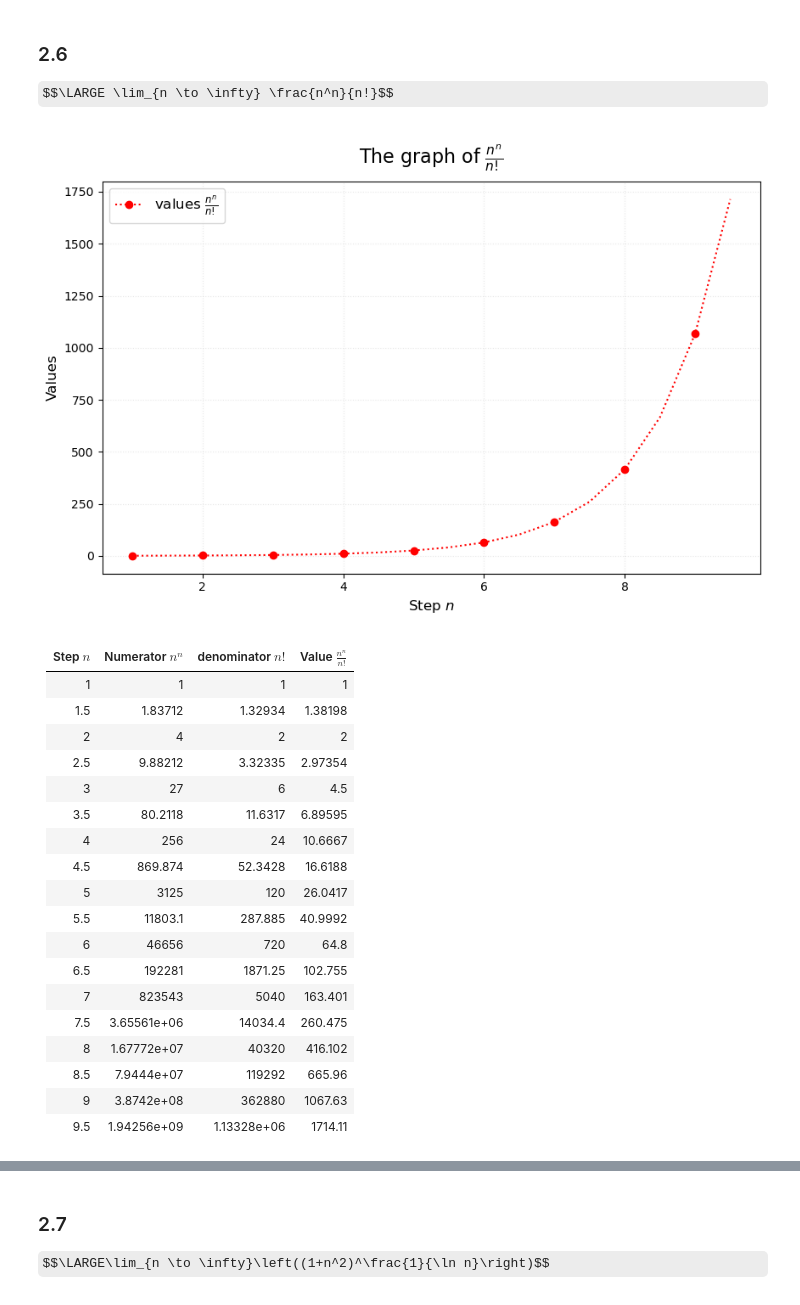
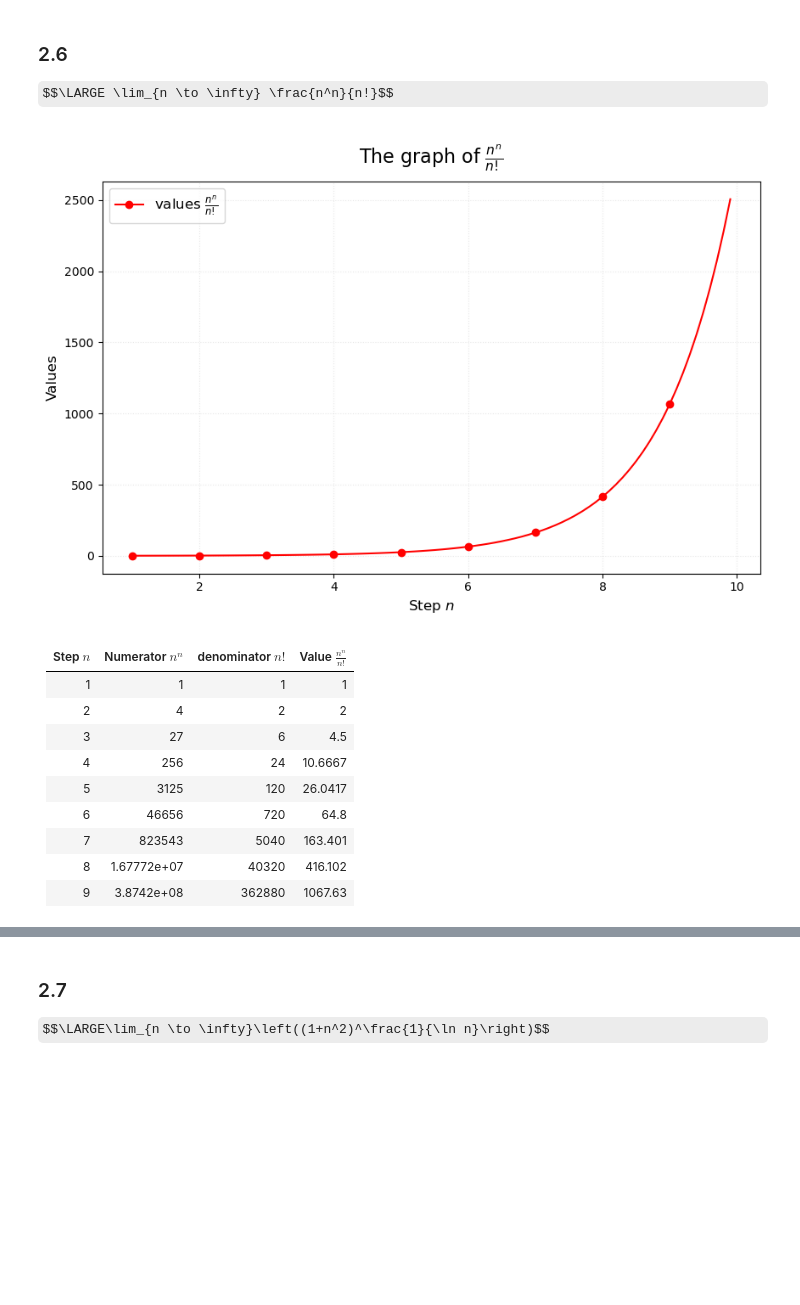
Before and after one commit to KacperCedro/study-notes, a Jupyter notebook: math/Mary-L-Boas/ch01-inifnite-series-power-series/exercises.ipynb, the cells around one changed output, grey strips where cells are left out. Saved outputs shown, nothing was run; the diff lists cells and outputs as text; code cells hidden in the pictures; some formulas as TeX source; blank space fills up the shorter version.

```diff
--- a/math/Mary-L-Boas/chapter-01/exercises.ipynb
+++ b/math/Mary-L-Boas/ch01-inifnite-series-power-series/exercises.ipynb
@@ -25,10 +25,10 @@ $$\LARGE \lim_{n \to \infty} \frac{n^n}{n!}$$
 # 1. Simulation setup
 # We keep the range small (1 to 10) because n^n grows insanely fast.
 n_max: float = 10.0
-step: float = 0.5
+step: float = 0.1
 start: float = 1.0
 n_values = np.arange(start, n_max, step)
-custom_mk = 2
+custom_mk = 10
 
 numerators = n_values**n_values
 denominators = factorial(n_values)
@@ -36,56 +36,48 @@ results = numerators / denominators
 
 # 3. Plotting the chart
 plt.figure(figsize=(10, 6))
 
 # Draw the main line
-plt.plot(n_values, results, color='red', linestyle=':', marker='o', markevery=custom_mk, label=r'values $\frac{n^n}{n!}$')
+plt.plot(n_values, results, color='red', marker='o', markevery=custom_mk, label=r'values $\frac{n^n}{n!}$')
 
 # You may ask "why is this code excluded?"
 # Let's have a look at the table of Values below
 # It's reasonable not to include numerator and denominator because of the rapid growth of those values
 #plt.plot(n_values, numerators, color='blue', linestyle='-', marker='s', markevery=5, label=r'numerator $n^n$')
 #plt.plot(n_values, denominators, color='green', linestyle='--', marker='^', markevery=5, label=r'denominator $n!$')
 
 # Aesthetics and labels
 plt.title(r'The graph of $\frac{n^n}{n!}$', fontsize=16, pad=15)
 plt.xlabel('Step $n$', fontsize=12)
 plt.ylabel('Values', fontsize=12)
 plt.grid(True, linestyle=':', alpha=0.3)
 plt.legend(fontsize=12)
 
 # Render the plot
 plt.show()
 
 table_data = {
     r"Step $n$": n_values,
     r"Numerator $n^n$": numerators,
     r"denominator $n!$": denominators,
     r"Value $\frac{n^n}{n!}$": results
 }
 df = pd.DataFrame(table_data)
-Markdown(df.to_markdown(index=False))
+df_sliced = df.iloc[::10]
+Markdown(df_sliced.to_markdown(index=False))
 # %% [output]
-[figure, old version]
+[figure, new version]
 |   Step $n$ |   Numerator $n^n$ |   denominator $n!$ |   Value $\frac{n^n}{n!}$ |
 |-----------:|------------------:|-------------------:|-------------------------:|
-|        1   |       1           |        1           |                  1       |
-|        1.5 |       1.83712     |        1.32934     |                  1.38198 |
-|        2   |       4           |        2           |                  2       |
-|        2.5 |       9.88212     |        3.32335     |                  2.97354 |
-|        3   |      27           |        6           |                  4.5     |
-|        3.5 |      80.2118      |       11.6317      |                  6.89595 |
-|        4   |     256           |       24           |                 10.6667  |
-|        4.5 |     869.874       |       52.3428      |                 16.6188  |
-|        5   |    3125           |      120           |                 26.0417  |
-|        5.5 |   11803.1         |      287.885       |                 40.9992  |
-|        6   |   46656           |      720           |                 64.8     |
-|        6.5 |  192281           |     1871.25        |                102.755   |
-|        7   |  823543           |     5040           |                163.401   |
-|        7.5 |       3.65561e+06 |    14034.4         |                260.475   |
-|        8   |       1.67772e+07 |    40320           |                416.102   |
-|        8.5 |       7.9444e+07  |   119292           |                665.96    |
-|        9   |       3.8742e+08  |   362880           |               1067.63    |
-|        9.5 |       1.94256e+09 |        1.13328e+06 |               1714.11    |
+|          1 |       1           |                  1 |                   1      |
+|          2 |       4           |                  2 |                   2      |
+|          3 |      27           |                  6 |                   4.5    |
+|          4 |     256           |                 24 |                  10.6667 |
+|          5 |    3125           |                120 |                  26.0417 |
+|          6 |   46656           |                720 |                  64.8    |
+|          7 |  823543           |               5040 |                 163.401  |
+|          8 |       1.67772e+07 |              40320 |                 416.102  |
+|          9 |       3.8742e+08  |             362880 |                1067.63   |
 # %% [markdown]
 ![2.6](./assets/2.6.png)
 # %% [markdown]
```
Also changed, not shown: parts of 1 cell of this notebook, 13 other files.
